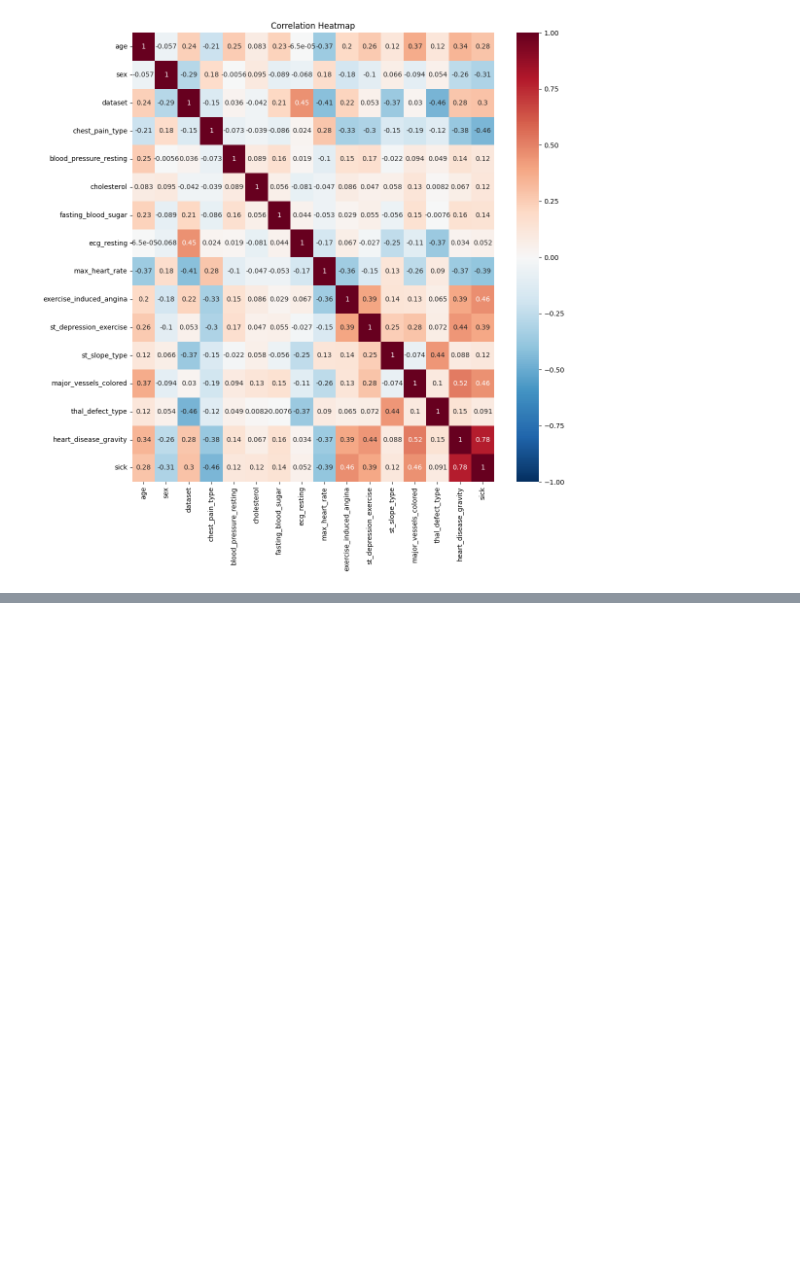
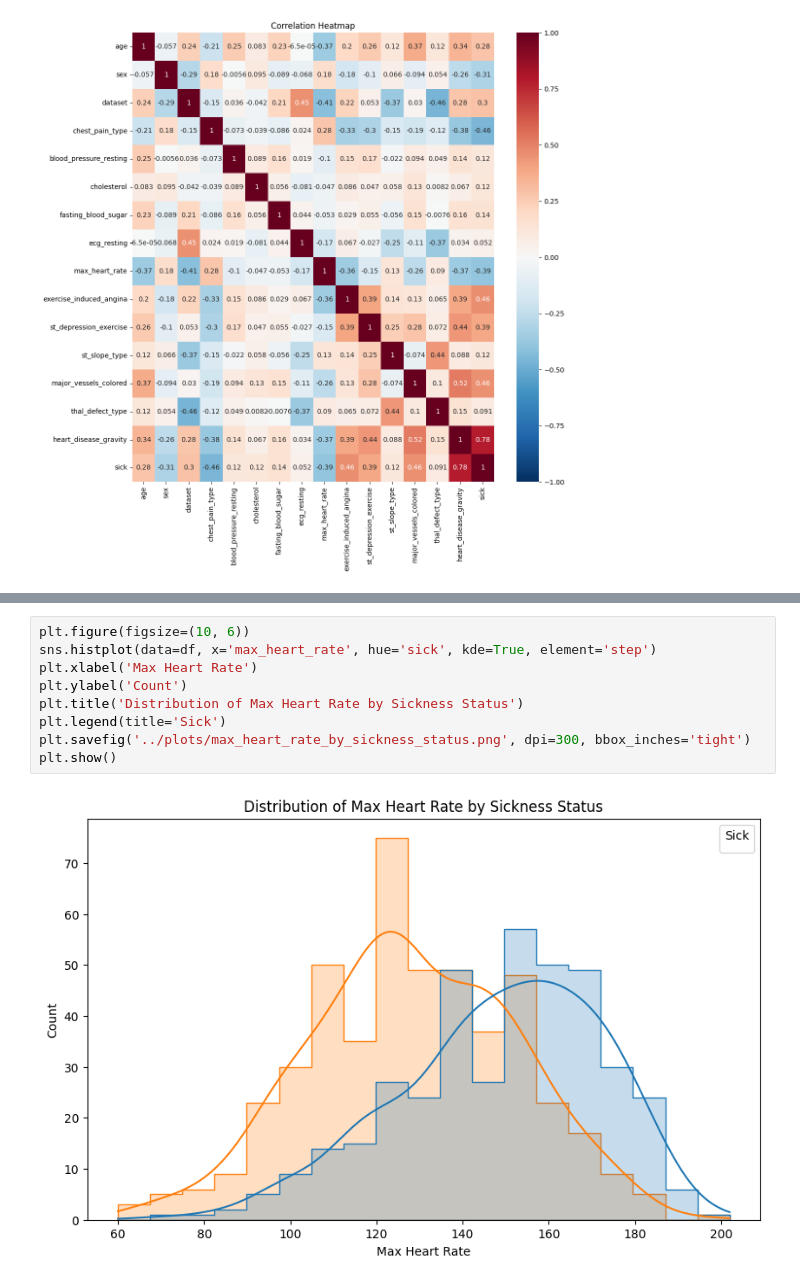
Before and after one commit to PaoloWalsh/medical-diagnosis-aid, a Jupyter notebook: notebooks/heart_data_analysis.ipynb, the cells around one changed output, grey strips where cells are left out. Drawn from its saved outputs; the diff is of its cells as text; blank space fills up the shorter version.

```diff
--- a/notebooks/heart_data_analysis.ipynb
+++ b/notebooks/heart_data_analysis.ipynb
@@ -391,0 +433,11 @@ plt.show()
+# %%
+plt.figure(figsize=(10, 6))
+sns.histplot(data=df, x='max_heart_rate', hue='sick', kde=True, element='step')
+plt.xlabel('Max Heart Rate')
+plt.ylabel('Count')
+plt.title('Distribution of Max Heart Rate by Sickness Status')
+plt.legend(title='Sick')
+plt.savefig('../plots/max_heart_rate_by_sickness_status.png', dpi=300, bbox_inches='tight')
+plt.show()
+# %% [output]
+[figure, added]
```
Also changed, not shown: parts of 5 cells of this notebook, 5 other files.
